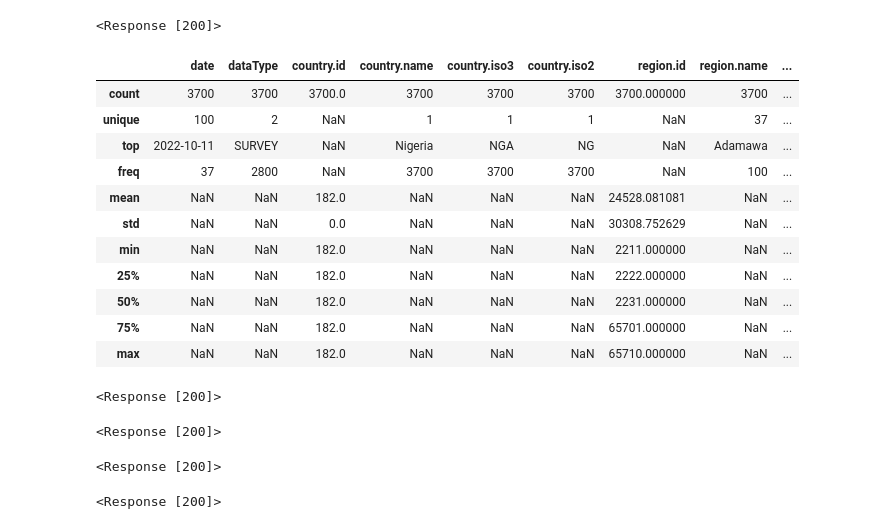
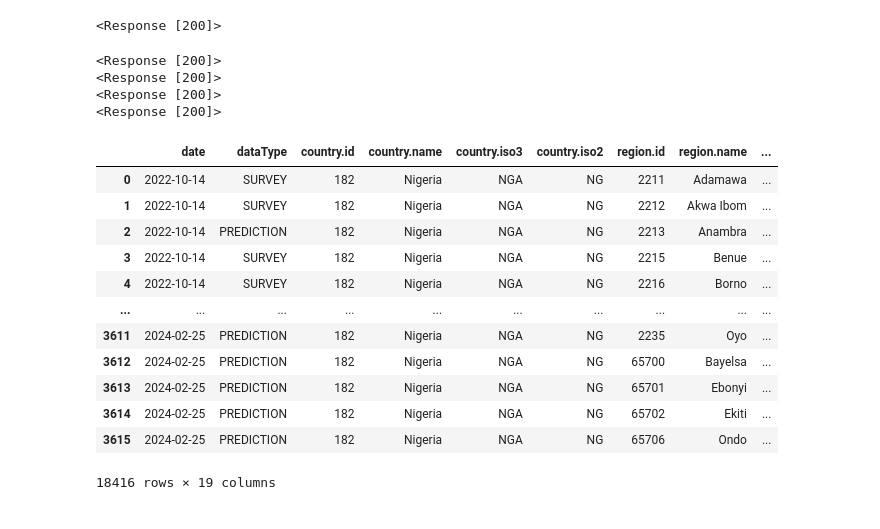
Before and after one commit to sahokoishida/Food-insecurity-GP-forecasting, a Jupyter notebook: Code/Python/food-security-data-collection.ipynb, the cells around one changed output. Drawn from its saved outputs; the diff is of its cells as text; code cells hidden in the pictures.

```diff
--- a/Code/Python/food-security-data-collection.ipynb
+++ b/Code/Python/food-security-data-collection.ipynb
@@ -27,29 +36,30 @@ df = FCI_request('NGA', 500,99)
 # %% [output]
 <Response [200]>
-# %%
-df.describe(include='all')
-# %% [output]
-|  | date | dataType | country.id | country.name | country.iso3 | country.iso2 | region.id | region.name | ... |
-| count | 3700 | 3700 | 3700.0 | 3700 | 3700 | 3700 | 3700.000000 | 3700 | ... |
-| unique | 100 | 2 | NaN | 1 | 1 | 1 | NaN | 37 | ... |
-| top | 2022-10-11 | SURVEY | NaN | Nigeria | NGA | NG | NaN | Adamawa | ... |
-| freq | 37 | 2800 | NaN | 3700 | 3700 | 3700 | NaN | 100 | ... |
-| mean | NaN | NaN | 182.0 | NaN | NaN | NaN | 24528.081081 | NaN | ... |
-| std | NaN | NaN | 0.0 | NaN | NaN | NaN | 30308.752629 | NaN | ... |
-| min | NaN | NaN | 182.0 | NaN | NaN | NaN | 2211.000000 | NaN | ... |
-| 25% | NaN | NaN | 182.0 | NaN | NaN | NaN | 2222.000000 | NaN | ... |
-| 50% | NaN | NaN | 182.0 | NaN | NaN | NaN | 2231.000000 | NaN | ... |
-| 75% | NaN | NaN | 182.0 | NaN | NaN | NaN | 65701.000000 | NaN | ... |
-| max | NaN | NaN | 182.0 | NaN | NaN | NaN | 65710.000000 | NaN | ... |
 # %%
 for i in [400,300,200,100]:
-    df_tmp = FCI_request('NGA', i, 99)
-    df = df.append(df_tmp)
+    df_tmp = FSI_request('NGA', i, 99)
+    df = pd.concat([df,df_tmp],axis=0)
 # %% [output]
 <Response [200]>
+<Response [200]>
+<Response [200]>
+<Response [200]>
-<Response [200]>
-<Response [200]>
-<Response [200]>
+# %%
+df
+# %% [output]
+|  | date | dataType | country.id | country.name | country.iso3 | country.iso2 | region.id | region.name | ... |
+| 0 | 2022-10-14 | SURVEY | 182 | Nigeria | NGA | NG | 2211 | Adamawa | ... |
+| 1 | 2022-10-14 | SURVEY | 182 | Nigeria | NGA | NG | 2212 | Akwa Ibom | ... |
+| 2 | 2022-10-14 | PREDICTION | 182 | Nigeria | NGA | NG | 2213 | Anambra | ... |
+| 3 | 2022-10-14 | SURVEY | 182 | Nigeria | NGA | NG | 2215 | Benue | ... |
+| 4 | 2022-10-14 | SURVEY | 182 | Nigeria | NGA | NG | 2216 | Borno | ... |
+| ... | ... | ... | ... | ... | ... | ... | ... | ... | ... |
+| 3611 | 2024-02-25 | PREDICTION | 182 | Nigeria | NGA | NG | 2235 | Oyo | ... |
+| 3612 | 2024-02-25 | PREDICTION | 182 | Nigeria | NGA | NG | 65700 | Bayelsa | ... |
+| 3613 | 2024-02-25 | PREDICTION | 182 | Nigeria | NGA | NG | 65701 | Ebonyi | ... |
+| 3614 | 2024-02-25 | PREDICTION | 182 | Nigeria | NGA | NG | 65702 | Ekiti | ... |
+| 3615 | 2024-02-25 | PREDICTION | 182 | Nigeria | NGA | NG | 65706 | Ondo | ... |
+18416 rows × 19 columns
 # %%
 df.describe(include="all")
 # %% [output]
```
Also changed, not shown: parts of 17 cells of this notebook, 3 other files.
